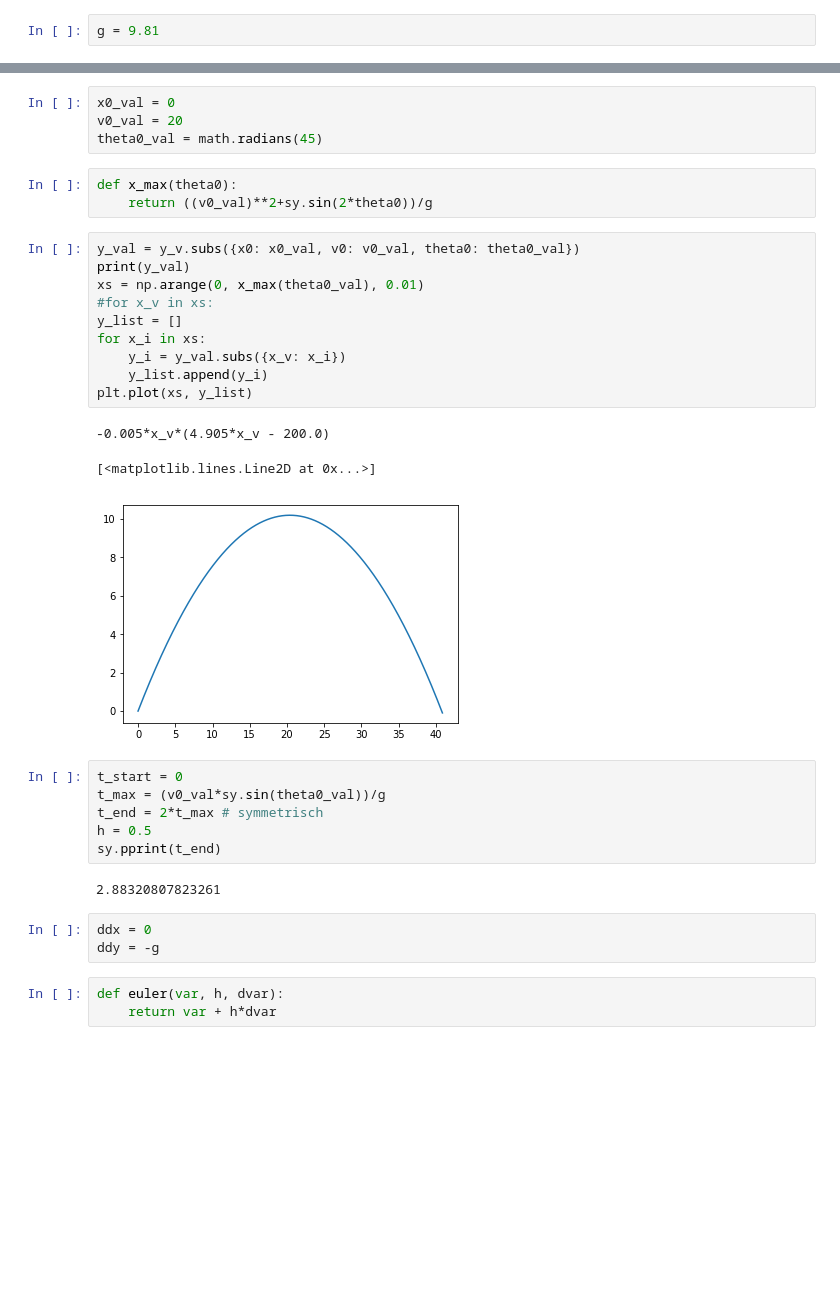
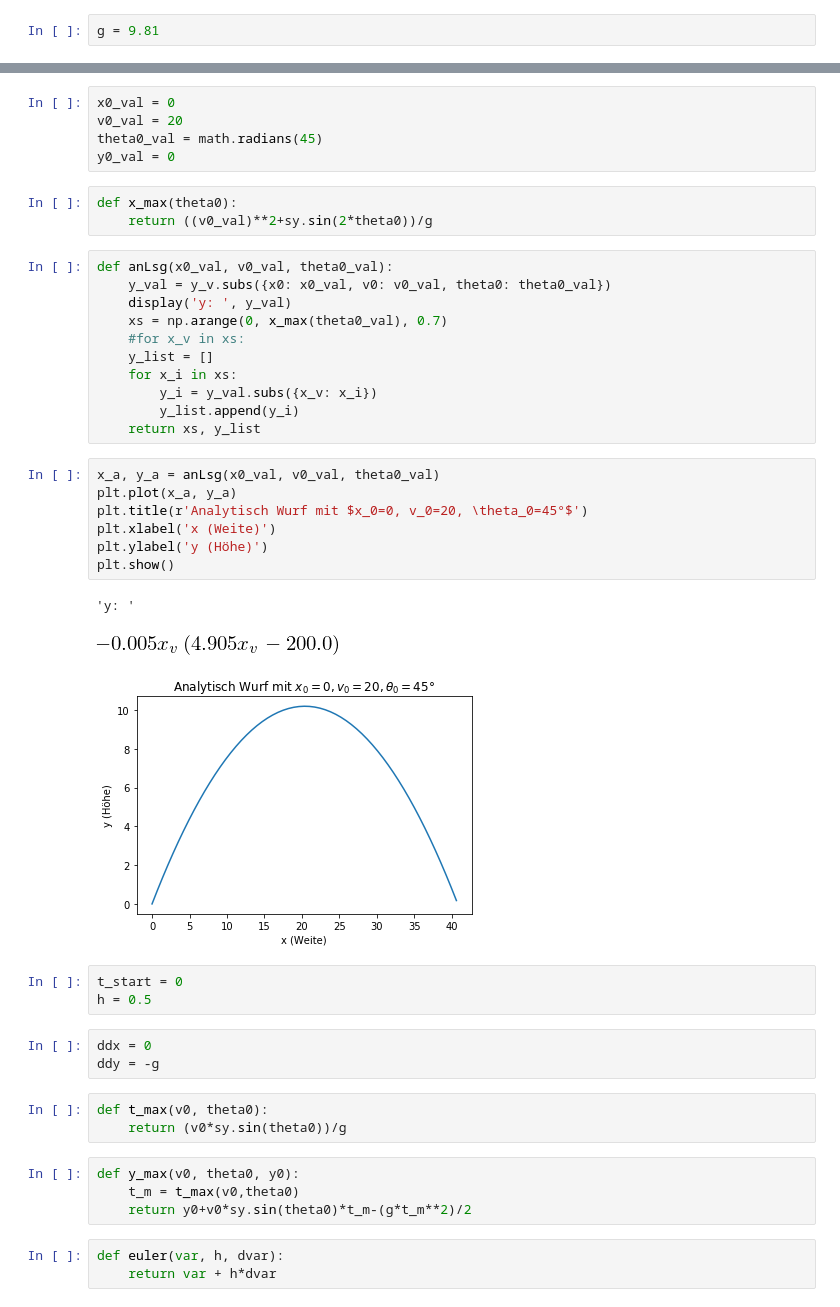
Before and after one commit to AlexandraMayer/Modellbildung-und-Simulation, a Jupyter notebook: Klassiche Mechanik 1.ipynb, the cells around one changed output, grey strips where cells are left out. Saved outputs shown, nothing was run; the diff lists cells and outputs as text; blank space fills up the shorter version.

```diff
--- a/Klassiche Mechanik 1.ipynb
+++ b/Klassiche Mechanik 1.ipynb
@@ -335,34 +328,45 @@ y with t:        1.0*(-x0 + x_v)*sin(theta0)/cos(theta0) - 4.905*(-x0 + x_v)**2/
 x0_val = 0
 v0_val = 20
 theta0_val = math.radians(45)
+y0_val = 0
 # %%
 def x_max(theta0):
     return ((v0_val)**2+sy.sin(2*theta0))/g
 # %%
-y_val = y_v.subs({x0: x0_val, v0: v0_val, theta0: theta0_val})
-print(y_val)
-xs = np.arange(0, x_max(theta0_val), 0.01)
-#for x_v in xs:
-y_list = []
-for x_i in xs:
-    y_i = y_val.subs({x_v: x_i})
-    y_list.append(y_i)
-plt.plot(xs, y_list)
+def anLsg(x0_val, v0_val, theta0_val):
+    y_val = y_v.subs({x0: x0_val, v0: v0_val, theta0: theta0_val})
+    display('y: ', y_val)
+    xs = np.arange(0, x_max(theta0_val), 0.7)
+    #for x_v in xs:
+    y_list = []
+    for x_i in xs:
+        y_i = y_val.subs({x_v: x_i})
+        y_list.append(y_i)
+    return xs, y_list
-# %% [output]
--0.005*x_v*(4.905*x_v - 200.0)
-[<matplotlib.lines.Line2D at 0x...>]
-[figure, removed]
-# %%
-t_start = 0
-t_max = (v0_val*sy.sin(theta0_val))/g
-t_end = 2*t_max # symmetrisch
-h = 0.5
-sy.pprint(t_end)
-# %% [output]
-2.88320807823261
+# %%
+x_a, y_a = anLsg(x0_val, v0_val, theta0_val)
+plt.plot(x_a, y_a)
+plt.title(r'Analytisch Wurf mit $x_0=0, v_0=20, \theta_0=45°$')
+plt.xlabel('x (Weite)')
+plt.ylabel('y (Höhe)')
+plt.show()
+# %% [output]
+'y: '
+[figure, added]
+[figure, added]
+# %%
+t_start = 0
+h = 0.5
 # %%
 ddx = 0
 ddy = -g
+# %%
+def t_max(v0, theta0):
+    return (v0*sy.sin(theta0))/g
+# %%
+def y_max(v0, theta0, y0):
+    t_m = t_max(v0,theta0)
+    return y0+v0*sy.sin(theta0)*t_m-(g*t_m**2)/2
 # %%
 def euler(var, h, dvar):
     return var + h*dvar
```
Also changed, not shown: parts of 21 cells of this notebook.
